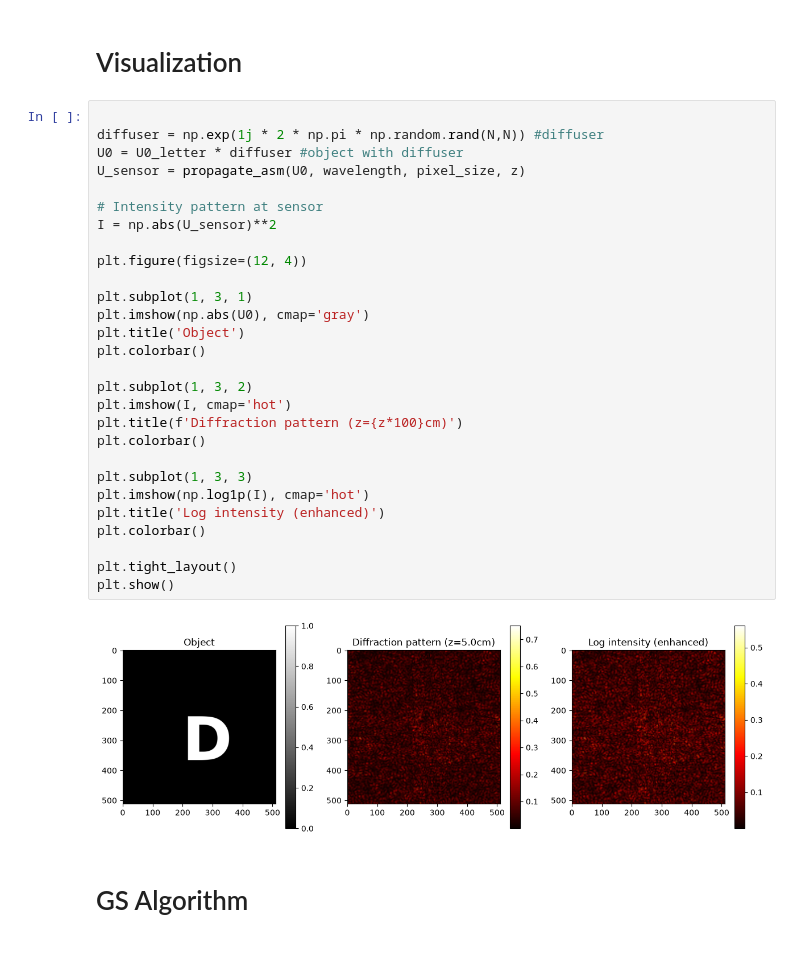
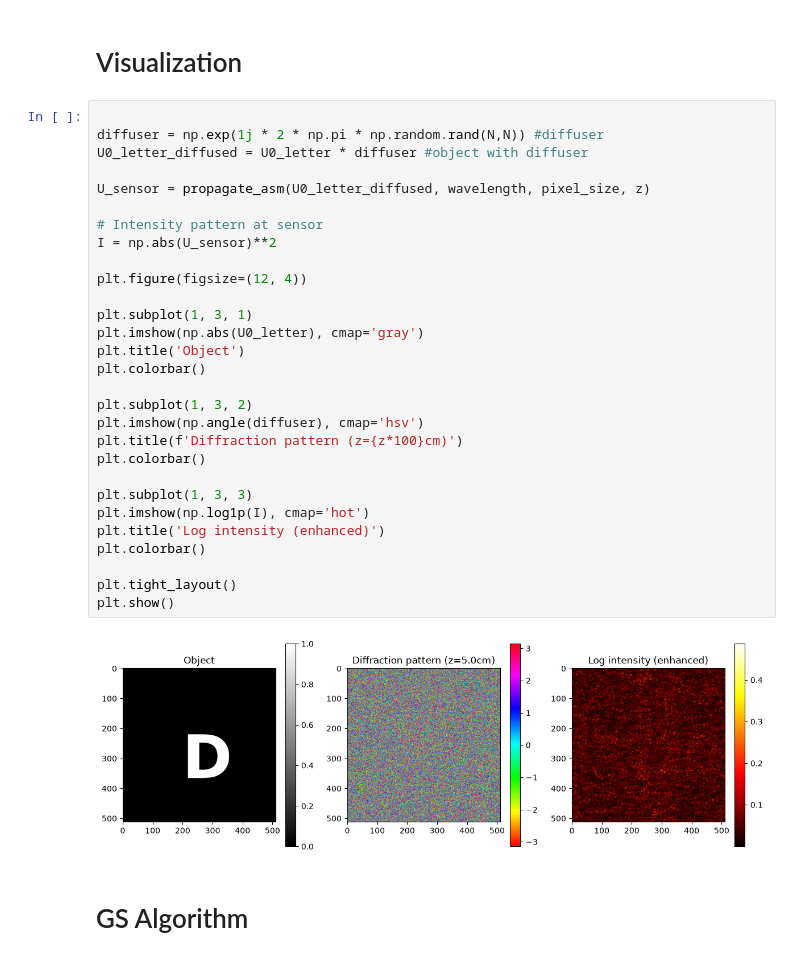
Before and after one commit to phant0mz3ro-lumen-labs/lensless-camera, a Jupyter notebook: notebooks/01_fresnel_diffraction.ipynb, the cells around one changed output. Saved outputs shown, nothing was run; the diff lists cells and outputs as text.

```diff
--- a/notebooks/01_fresnel_diffraction.ipynb
+++ b/notebooks/01_fresnel_diffraction.ipynb
@@ -84,33 +84,34 @@ def propagate_asm(U0, wavelength, pixel_size, z):
 # %%
 
 diffuser = np.exp(1j * 2 * np.pi * np.random.rand(N,N)) #diffuser
-U0 = U0_letter * diffuser #object with diffuser
-U_sensor = propagate_asm(U0, wavelength, pixel_size, z)
+U0_letter_diffused = U0_letter * diffuser #object with diffuser
+
+U_sensor = propagate_asm(U0_letter_diffused, wavelength, pixel_size, z)
 
 # Intensity pattern at sensor
 I = np.abs(U_sensor)**2
 
 plt.figure(figsize=(12, 4))
 
 plt.subplot(1, 3, 1)
-plt.imshow(np.abs(U0), cmap='gray')
+plt.imshow(np.abs(U0_letter), cmap='gray')
 plt.title('Object')
 plt.colorbar()
 
 plt.subplot(1, 3, 2)
-plt.imshow(I, cmap='hot')
+plt.imshow(np.angle(diffuser), cmap='hsv')
 plt.title(f'Diffraction pattern (z={z*100}cm)')
 plt.colorbar()
 
 plt.subplot(1, 3, 3)
 plt.imshow(np.log1p(I), cmap='hot')
 plt.title('Log intensity (enhanced)')
 plt.colorbar()
 
 plt.tight_layout()
 plt.show()
 # %% [output]
-[figure, old version]
+[figure, new version]
 # %% [markdown]
 # GS Algorithm
 # %%
```
Also changed, not shown: parts of 16 cells of this notebook, 12 other files.
